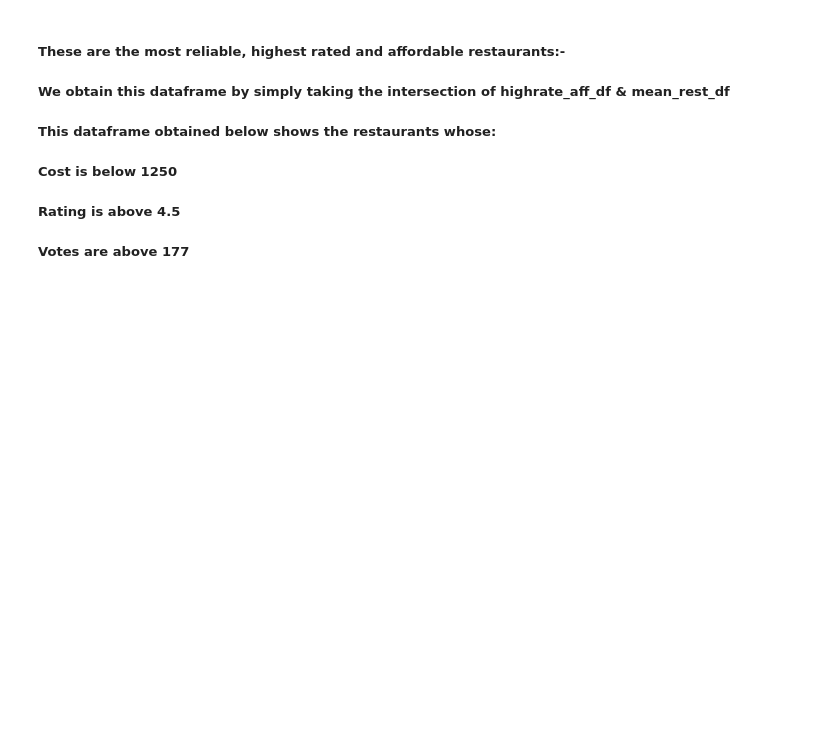
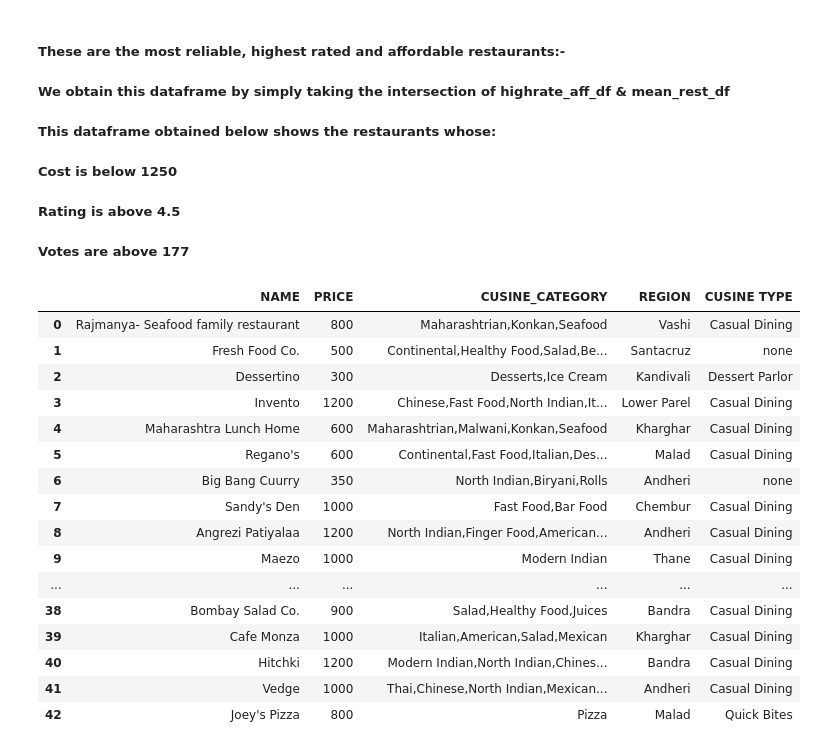
Before and after one commit to EKaviyasindhu/4.Data-Visualization, a Jupyter notebook: Assignment Zomato Dataset/Zomato Dataset Mumbai/Zomato_Dataset_Mumbai_DataAnalysis .ipynb, the cells around one changed output. Drawn from its saved outputs; the diff is of its cells as text; code cells hidden in the pictures; blank space fills up the shorter version.

```diff
--- a/Assignment Zomato Dataset/Zomato Dataset Mumbai/Zomato_Dataset_Mumbai_DataAnalysis .ipynb
+++ b/Assignment Zomato Dataset/Zomato Dataset Mumbai/Zomato_Dataset_Mumbai_DataAnalysis .ipynb
@@ -843,3 +843,23 @@ reliable_rest_df = pd.merge(mean_rest_df, highrate_aff_df, how='inner', on=['NAM
 reliable_rest_df = reliable_rest_df[['NAME', 'PRICE_x', 'CUSINE_CATEGORY_x', 'REGION', 'CUSINE TYPE_x']]
 reliable_rest_df.rename(columns={'NAME':'NAME', 'PRICE_x':'PRICE', 'CUSINE_CATEGORY_x':'CUSINE_CATEGORY',
 'REGION':'REGION', 'CUSINE TYPE_x':'CUSINE TYPE'},inplace=True)
+# %%
+reliable_rest_df
+# %% [output]
+|  | NAME | PRICE | CUSINE_CATEGORY | REGION | CUSINE TYPE |
+| 0 | Rajmanya- Seafood family restaurant | 800 | Maharashtrian,Konkan,Seafood | Vashi | Casual Dining |
+| 1 | Fresh Food Co. | 500 | Continental,Healthy Food,Salad,Be... | Santacruz | none |
+| 2 | Dessertino | 300 | Desserts,Ice Cream | Kandivali | Dessert Parlor |
+| 3 | Invento | 1200 | Chinese,Fast Food,North Indian,It... | Lower Parel | Casual Dining |
+| 4 | Maharashtra Lunch Home | 600 | Maharashtrian,Malwani,Konkan,Seafood | Kharghar | Casual Dining |
+| 5 | Regano's | 600 | Continental,Fast Food,Italian,Des... | Malad | Casual Dining |
+| 6 | Big Bang Cuurry | 350 | North Indian,Biryani,Rolls | Andheri | none |
+| 7 | Sandy's Den | 1000 | Fast Food,Bar Food | Chembur | Casual Dining |
+| 8 | Angrezi Patiyalaa | 1200 | North Indian,Finger Food,American... | Andheri | Casual Dining |
+| 9 | Maezo | 1000 | Modern Indian | Thane | Casual Dining |
+| ... | ... | ... | ... | ... | ... |
+| 38 | Bombay Salad Co. | 900 | Salad,Healthy Food,Juices | Bandra | Casual Dining |
+| 39 | Cafe Monza | 1000 | Italian,American,Salad,Mexican | Kharghar | Casual Dining |
+| 40 | Hitchki | 1200 | Modern Indian,North Indian,Chines... | Bandra | Casual Dining |
+| 41 | Vedge | 1000 | Thai,Chinese,North Indian,Mexican... | Andheri | Casual Dining |
+| 42 | Joey's Pizza | 800 | Pizza | Malad | Quick Bites |
```
